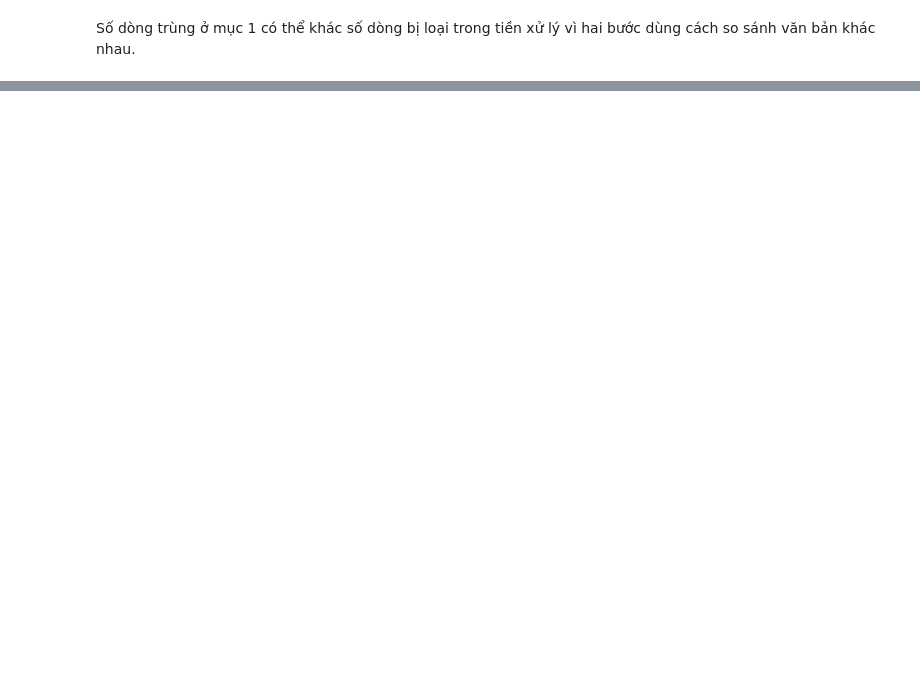
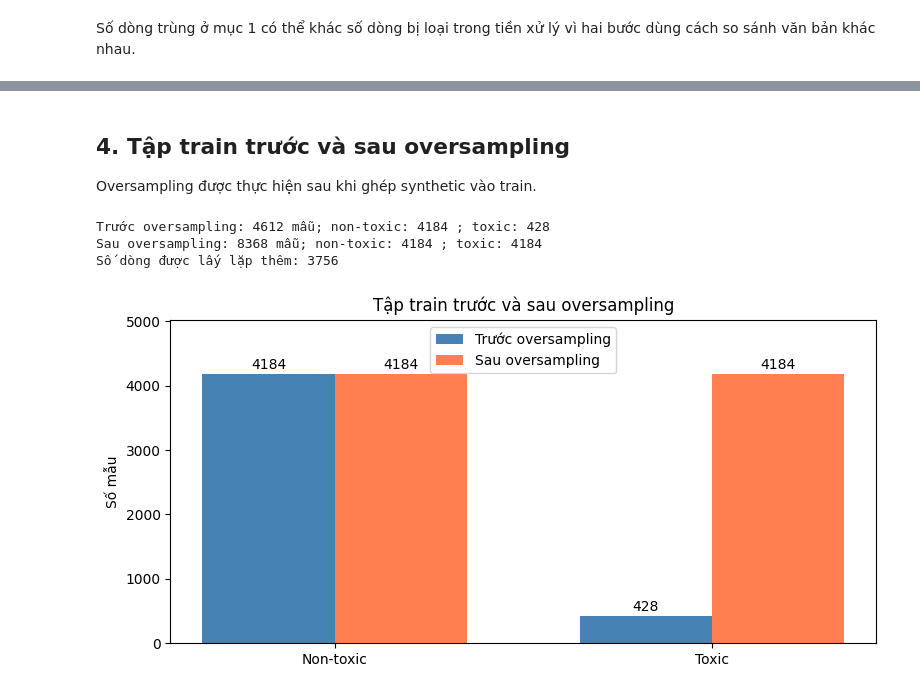
Before and after one commit to LinhThaoPham/BTL1-NLP, a Jupyter notebook: xu_ly_data/notebooks/data_static.ipynb, the cells around one changed output, grey strips where cells are left out. Cells and saved outputs as stored; diff of their text form; code cells hidden in the pictures; blank space fills up the shorter version.

```diff
--- a/xu_ly_data/notebooks/data_static.ipynb
+++ b/xu_ly_data/notebooks/data_static.ipynb
@@ -147,0 +188,38 @@ Số dòng trùng ở mục 1 có thể khác số dòng bị loại trong tiề
+# %% [markdown]
+## 4. Tập train trước và sau oversampling
+
+Oversampling được thực hiện sau khi ghép synthetic vào train.
+# %%
+duong_dan_oversampling = thu_muc / 'data/data/split_all_comments/data_oversampling/train_oversampled.csv'
+if not duong_dan_oversampling.exists():
+    print('Chưa oversampling: hãy sinh synthetic từ train, ghép dữ liệu mới rồi chạy oversampling.')
+else:
+    df_train = pd.read_csv(thu_muc / 'data/data/split_all_comments/data_split_by_post/train.csv', dtype=str).fillna('')
+    df_oversampling = pd.read_csv(thu_muc / 'data/data/split_all_comments/data_oversampling/train_oversampled.csv', dtype=str).fillna('')
+
+    truoc = df_train['label'].value_counts().reindex(['0', '1'], fill_value=0)
+    sau = df_oversampling['label'].value_counts().reindex(['0', '1'], fill_value=0)
+    print('Trước oversampling:', len(df_train), 'mẫu; non-toxic:', truoc['0'], '; toxic:', truoc['1'])
+    print('Sau oversampling:', len(df_oversampling), 'mẫu; non-toxic:', sau['0'], '; toxic:', sau['1'])
+    print('Số dòng được lấy lặp thêm:', len(df_oversampling) - len(df_train))
+
+    plt.figure(figsize=(8, 4))
+    plt.bar([0, 1], truoc.values, width=0.35, label='Trước oversampling', color='steelblue')
+    plt.bar([0.35, 1.35], sau.values, width=0.35, label='Sau oversampling', color='coral')
+    for x, gia_tri in zip([0, 1], truoc.values):
+        plt.text(x, gia_tri + 80, str(gia_tri), ha='center')
+    for x, gia_tri in zip([0.35, 1.35], sau.values):
+        plt.text(x, gia_tri + 80, str(gia_tri), ha='center')
+    plt.xticks([0.175, 1.175], ['Non-toxic', 'Toxic'])
+    plt.ylim(0, max(sau.max(), truoc.max()) * 1.2)
+    plt.ylabel('Số mẫu')
+    plt.title('Tập train trước và sau oversampling')
+    plt.legend()
+    plt.tight_layout()
+    plt.savefig(anh / '07_train_oversampling.png', dpi=180)
+    plt.show()
+# %% [output]
+Trước oversampling: 4612 mẫu; non-toxic: 4184 ; toxic: 428
+Sau oversampling: 8368 mẫu; non-toxic: 4184 ; toxic: 4184
+Số dòng được lấy lặp thêm: 3756
+[figure, added]
```
Also changed, not shown: parts of 9 cells of this notebook, 33 other files.
